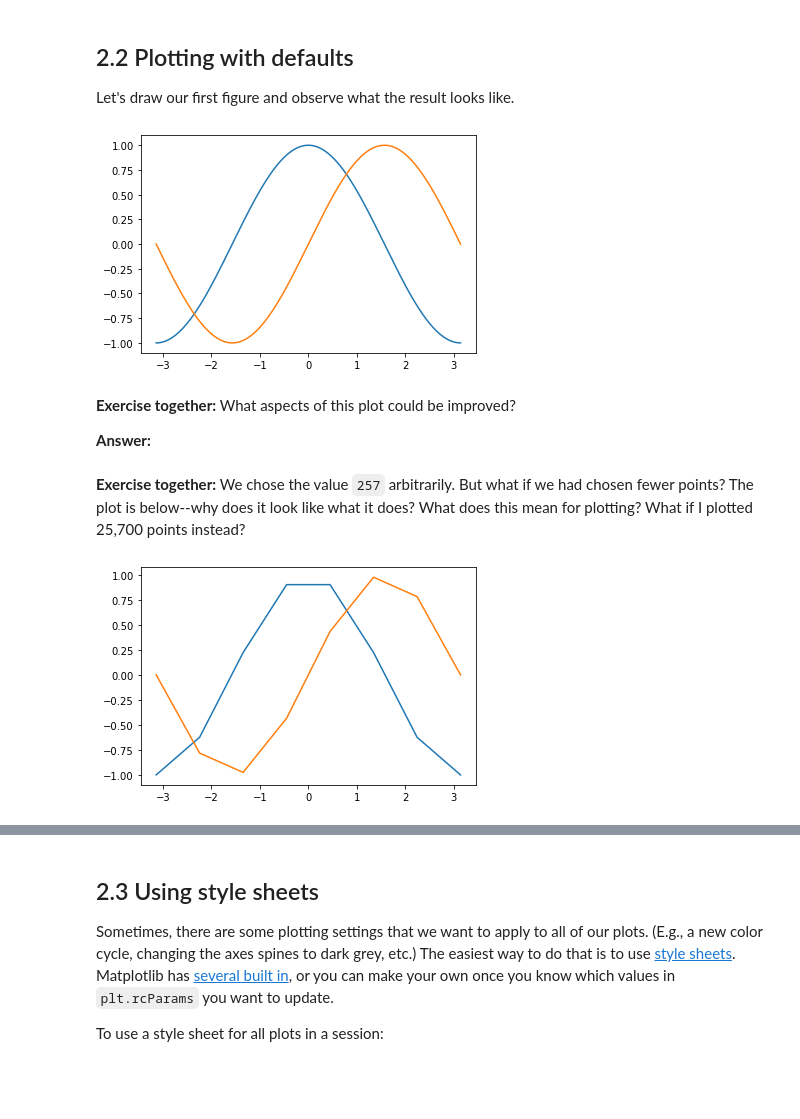
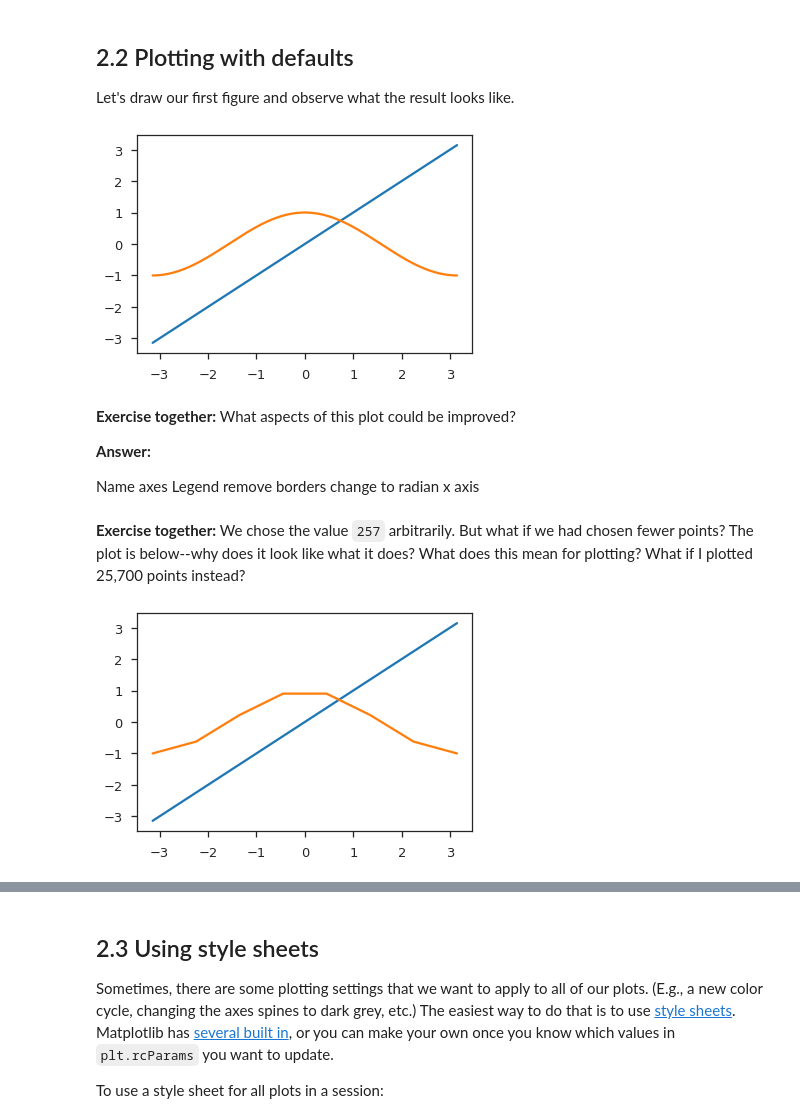
Before and after one commit to ASPP/2022-bilbao-dataviz, a Jupyter notebook: exercise-1.ipynb, the cells around one changed output, grey strips where cells are left out. Cells and saved outputs as stored; diff of their text form; code cells hidden in the pictures; blank space fills up the shorter version.

```diff
--- a/exercise-1.ipynb
+++ b/exercise-1.ipynb
@@ -37,6 +37,7 @@ import numpy as np
 
 X = np.linspace(-np.pi, np.pi, 257, endpoint=True)
 C, S = np.cos(X), np.sin(X)
+full_data = X, np.cos(X), np.sin(X)
 # %% [markdown]
 X is now a numpy array with 257 values ranging from -π to +π (included). C is the cosine (257 values) and S is the sine (257 values). We're ready to plot them.
 # %% [markdown]
@@ -46,25 +47,30 @@ Let's draw our first figure and observe what the result looks like.
 # %%
 import matplotlib.pyplot as plt
 
-plt.plot(X, C)
-plt.plot(X, S)
+plt.plot(X, full_data[0])
+plt.plot(X, full_data[1])
 plt.show()
 # %% [output]
-[figure, old version]
+[figure, new version]
 # %% [markdown]
 **Exercise together:** What aspects of this plot could be improved?
 
 **Answer:**
+
+Name axes
+Legend
+remove borders
+change to radian x axis
 # %% [markdown]
 **Exercise together:** We chose the value `257` arbitrarily. But what if we had chosen fewer points? The plot is below--why does it look like what it does? What does this mean for plotting? What if I plotted 25,700 points instead?
 # %%
 Xfew = np.linspace(-np.pi, np.pi, 8, endpoint=True)
-Cfew, Sfew = np.cos(Xfew), np.sin(Xfew)
+few_data = Xfew, np.cos(Xfew), np.sin(Xfew)
 
-plt.plot(Xfew, Cfew)
-plt.plot(Xfew, Sfew)
+plt.plot(Xfew, few_data[0])
+plt.plot(Xfew, few_data[1])
 plt.show()
 # %% [output]
-[figure, old version]
+[figure, new version]
 # %% [markdown]
 **Answer:**
```
Also changed, not shown: parts of 11 cells of this notebook.
